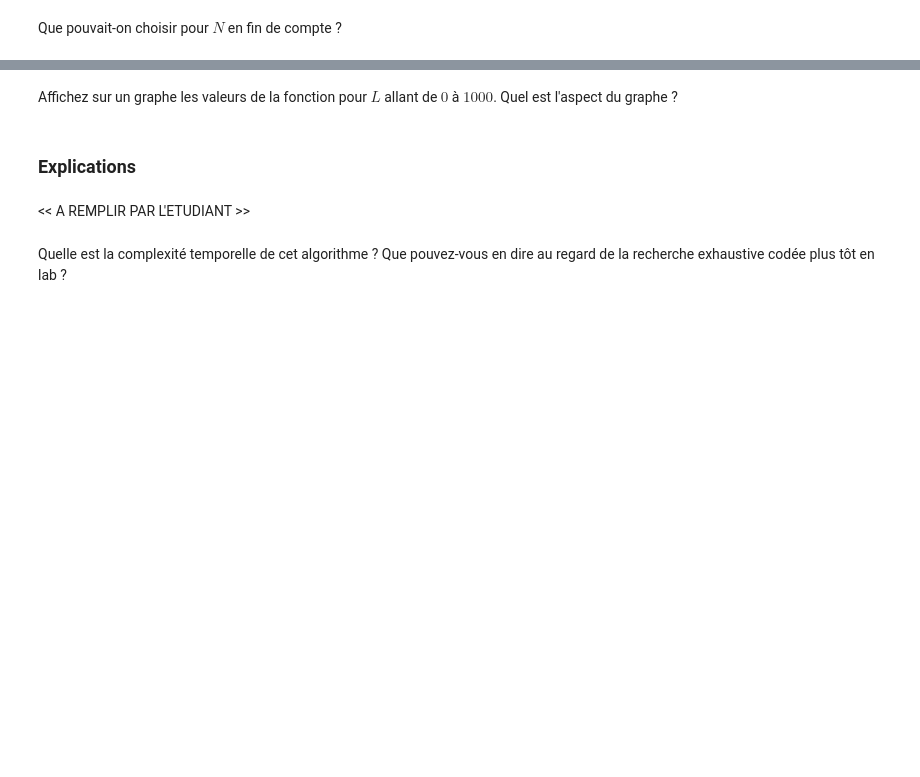
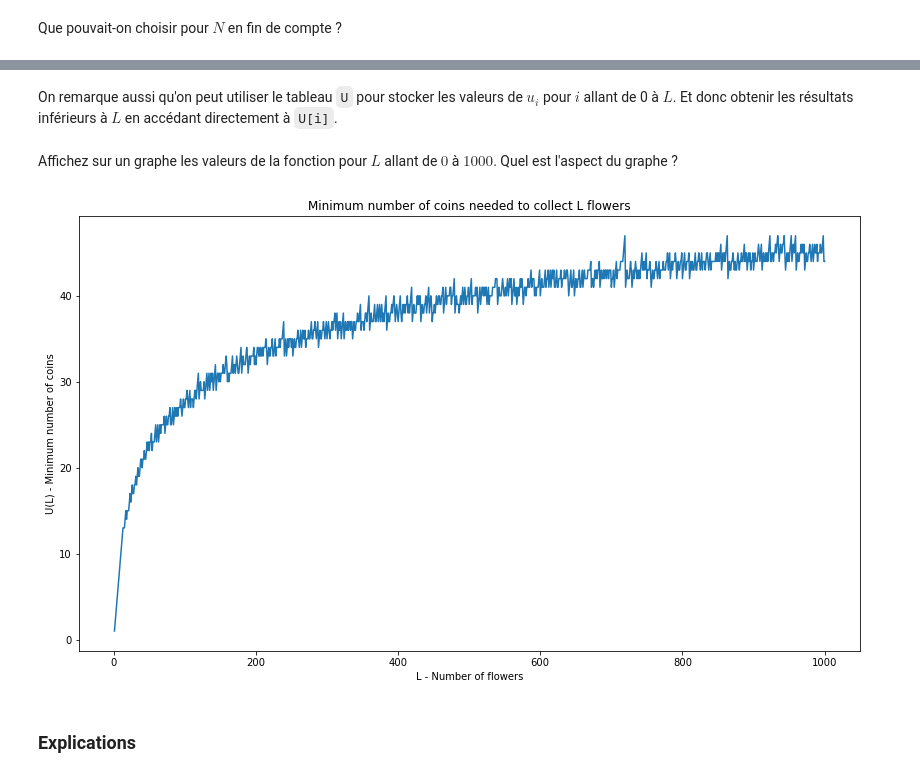
Before and after one commit to darmangerd/data-and-algorithms, a Jupyter notebook: 2024_Serie6_Etud_FR_Radomski_Darmanger.ipynb, the cells around one changed output, grey strips where cells are left out. Drawn from its saved outputs; the diff is of its cells as text; code cells hidden in the pictures; blank space fills up the shorter version.

```diff
--- a/2024_Serie6_Etud_FR_Radomski_Darmanger.ipynb
+++ b/2024_Serie6_Etud_FR_Radomski_Darmanger.ipynb
@@ -359,21 +379,23 @@ Implémentez ce travail dans la fonction suivante :
 # %%
-import math
 
-def min_well_coin(L):
+def min_well_coin(L, test=False):
     U = [math.inf] * (L + 1)
     U[0] = 0
     U[1] = 1
 
     # For each i...
-    for i in range(2, L + 1):
+    for i in range(2, L + 1): # starting from 2 because we already know the values for 0 and 1
         # u_i can be obtained from u_i-1
-        U[i] = None  # A COMPLETER
+        U[i] = min(U[i], U[i - 1] + 1)
         # We then update all divisors of i
-        for k in range(1, i):
-            division_condition = None  # A COMPLETER
+        for k in range(2, i + 1):
+             # if i * k is in the adequate range
+            division_condition = i< i * k <= L
             if division_condition:
                 # Formula (2):
-                U[i] = min(None, None)  # A COMPLETER
+                U[i*k] = min(U[i*k], U[i] + 4 + 2 * (k-1))
 
     # Return the correct term from the U sequence
-    return None  # A COMPLETER
+    if test:
+        return U[L], U
+    return U[L]
@@ -400,0 +479,2 @@ Que pouvait-on choisir pour $N$ en fin de compte ?
+# %% [markdown]
+On remarque aussi qu'on peut utiliser le tableau `U` pour stocker les valeurs de $u_i$ pour $i$ allant de 0 à $L$. Et donc obtenir les résultats inférieurs à $L$ en accédant directement à `U[i]`.
@@ -401,10 +498,18 @@ Que pouvait-on choisir pour $N$ en fin de compte ?
 # %% [markdown]
 Affichez sur un graphe les valeurs de la fonction pour $L$ allant de $0$ à $1000$. Quel est l'aspect du graphe ?
 # %%
-# A COMPLETER
+import matplotlib.pyplot as plt
+
+L_values = range(1, 1001)
+U_values = [min_well_coin(L) for L in L_values]
+
+plt.figure(figsize=(14, 8))
+plt.plot(L_values, U_values)
+plt.xlabel("L - Number of flowers")
+plt.ylabel("U(L) - Minimum number of coins")
+plt.title("Minimum number of coins needed to collect L flowers")
+plt.show()
+# %% [output]
+[figure, added]
 # %% [markdown]
 ### Explications
-# %% [markdown]
-<< A REMPLIR PAR L'ETUDIANT >>
-# %% [markdown]
-Quelle est la complexité temporelle de cet algorithme ? Que pouvez-vous en dire au regard de la recherche exhaustive codée plus tôt en lab ?
```
Also changed, not shown: parts of 23 cells of this notebook.
